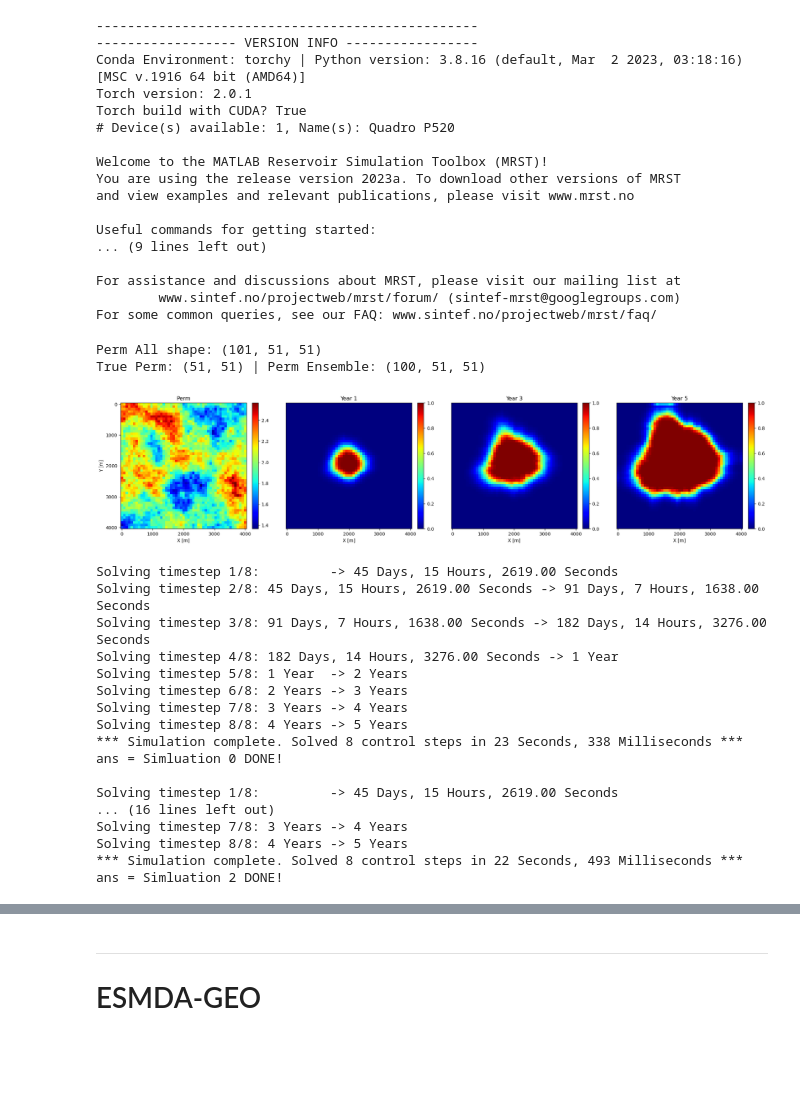
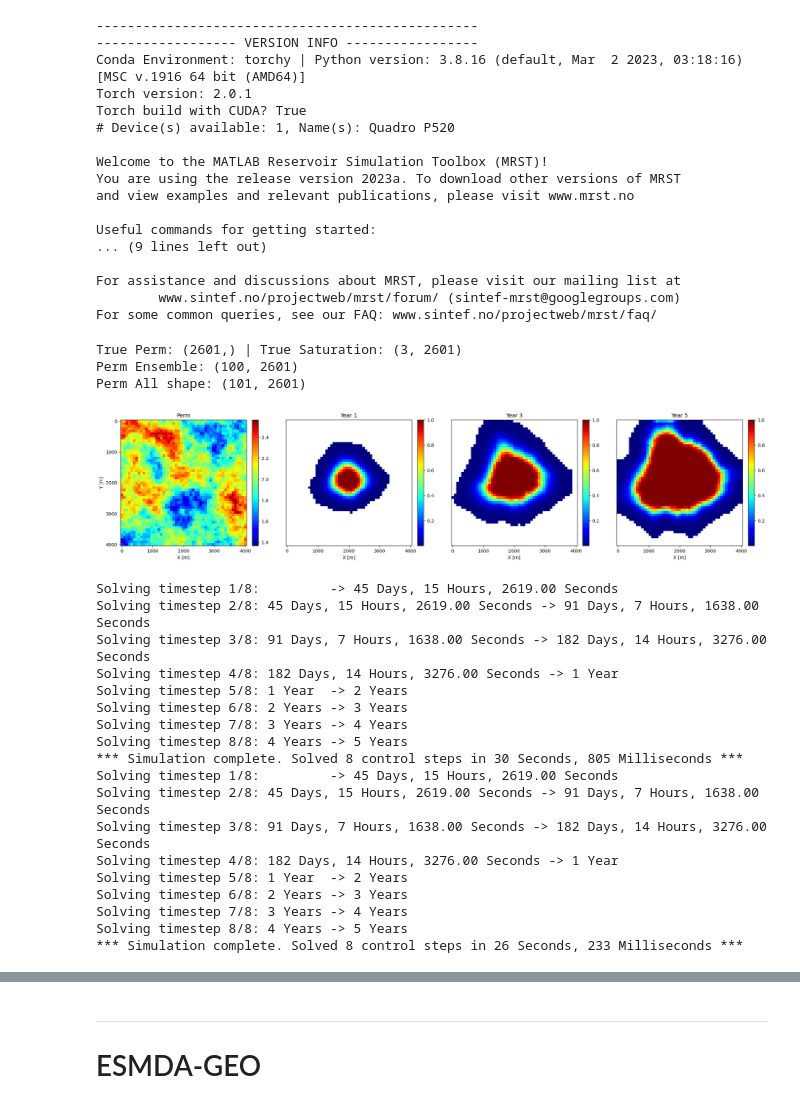
Before and after one commit to misaelmmorales/CO2-Spatial-Data-Assimilation, a Jupyter notebook: main.ipynb, the cells around one changed output, grey strips where cells are left out. Saved outputs shown, nothing was run; the diff lists cells and outputs as text; code cells hidden in the pictures; blank space fills up the shorter version.

```diff
--- a/main.ipynb
+++ b/main.ipynb
@@ -23,21 +25,23 @@ Useful commands for getting started:
 For assistance and discussions about MRST, please visit our mailing list at
         www.sintef.no/projectweb/mrst/forum/ (sintef-mrst@googlegroups.com)
 For some common queries, see our FAQ: www.sintef.no/projectweb/mrst/faq/
-# %%
-perm_all = sda.load_perm_all()
-
-# sanity check
-perm_true, perm_ens = sda.load_perm_true_ens()
-sat_true = np.load('sat_true.npy')
-sda.plot_perm_sat(perm_true, sat_true)
-# %% [output]
-Perm All shape: (101, 51, 51)
-True Perm: (51, 51) | Perm Ensemble: (100, 51, 51)
-[figure, removed]
+# %%
+# Load permeability (true, ensemble) and saturation (true)
+perm_true, sat_true = sda.load_perm_sat_true()
+perm_ens            = sda.load_perm_ens()
+perm_all            = sda.load_perm_all()
+sda.plot_perm_sat(perm_true, sat_true)
+# %% [output]
+True Perm: (2601,) | True Saturation: (3, 2601)
+Perm Ensemble: (100, 2601)
+Perm All shape: (101, 2601)
+[figure, added]
 # %%
+# Reservoir Simulation of the permeability ensemble
+n_realizations = 2
 saturation = {}
-for i in range(3):
-    saturation[i] = octave.feval('simulations_octave/sim', i)
+for i in range(n_realizations):
+    saturation[i] = octave.feval('simulations_octave/sim', perm_all[i])
 # %% [output]
 Solving timestep 1/8:         -> 45 Days, 15 Hours, 2619.00 Seconds
 Solving timestep 2/8: 45 Days, 15 Hours, 2619.00 Seconds -> 91 Days, 7 Hours, 1638.00 Seconds
@@ -47,12 +51,13 @@ Solving timestep 5/8: 1 Year  -> 2 Years
 Solving timestep 6/8: 2 Years -> 3 Years
 Solving timestep 7/8: 3 Years -> 4 Years
 Solving timestep 8/8: 4 Years -> 5 Years
-*** Simulation complete. Solved 8 control steps in 23 Seconds, 338 Milliseconds ***
-ans = Simluation 0 DONE!
-
+*** Simulation complete. Solved 8 control steps in 30 Seconds, 805 Milliseconds ***
 Solving timestep 1/8:         -> 45 Days, 15 Hours, 2619.00 Seconds
-... (16 lines left out)
+Solving timestep 2/8: 45 Days, 15 Hours, 2619.00 Seconds -> 91 Days, 7 Hours, 1638.00 Seconds
+Solving timestep 3/8: 91 Days, 7 Hours, 1638.00 Seconds -> 182 Days, 14 Hours, 3276.00 Seconds
+Solving timestep 4/8: 182 Days, 14 Hours, 3276.00 Seconds -> 1 Year
+Solving timestep 5/8: 1 Year  -> 2 Years
+Solving timestep 6/8: 2 Years -> 3 Years
 Solving timestep 7/8: 3 Years -> 4 Years
 Solving timestep 8/8: 4 Years -> 5 Years
-*** Simulation complete. Solved 8 control steps in 22 Seconds, 493 Milliseconds ***
-ans = Simluation 2 DONE!
+*** Simulation complete. Solved 8 control steps in 26 Seconds, 233 Milliseconds ***
```
Also changed, not shown: parts of 12 cells of this notebook, 12 other files.
